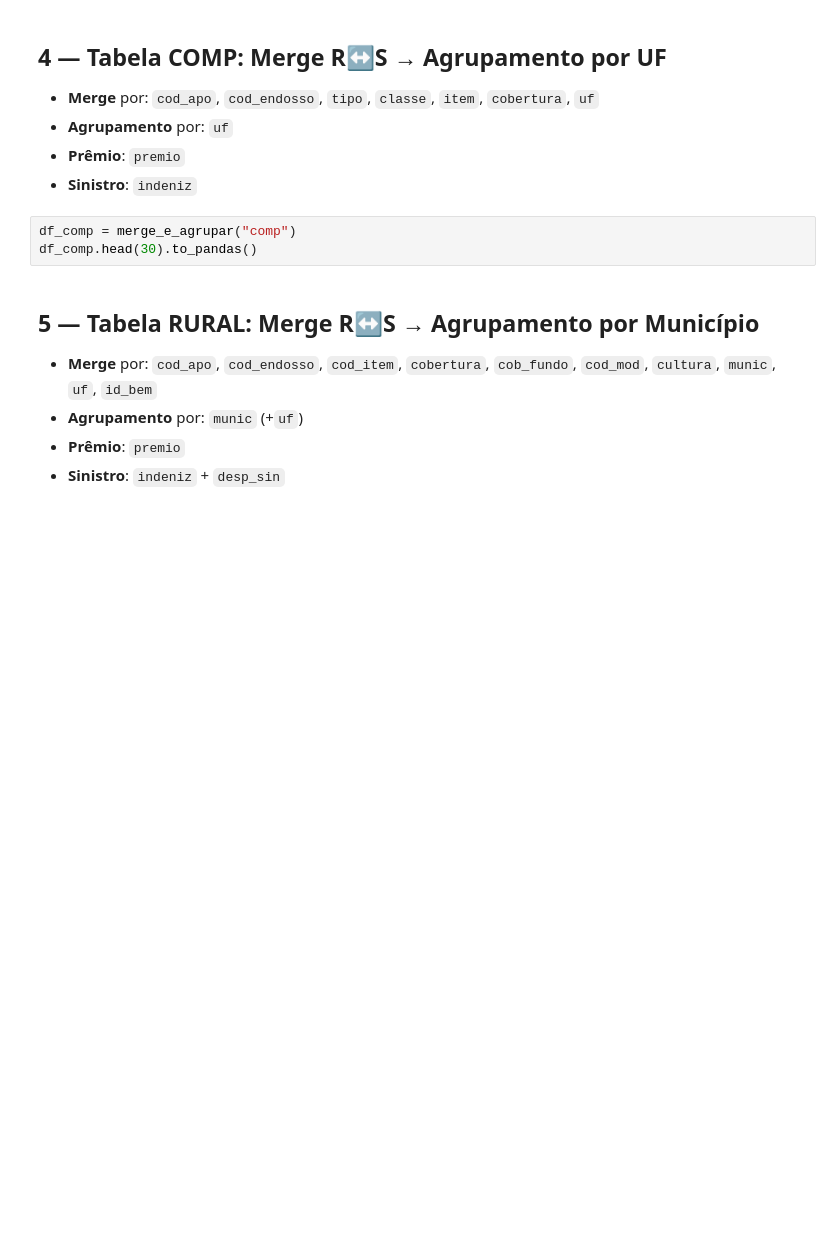
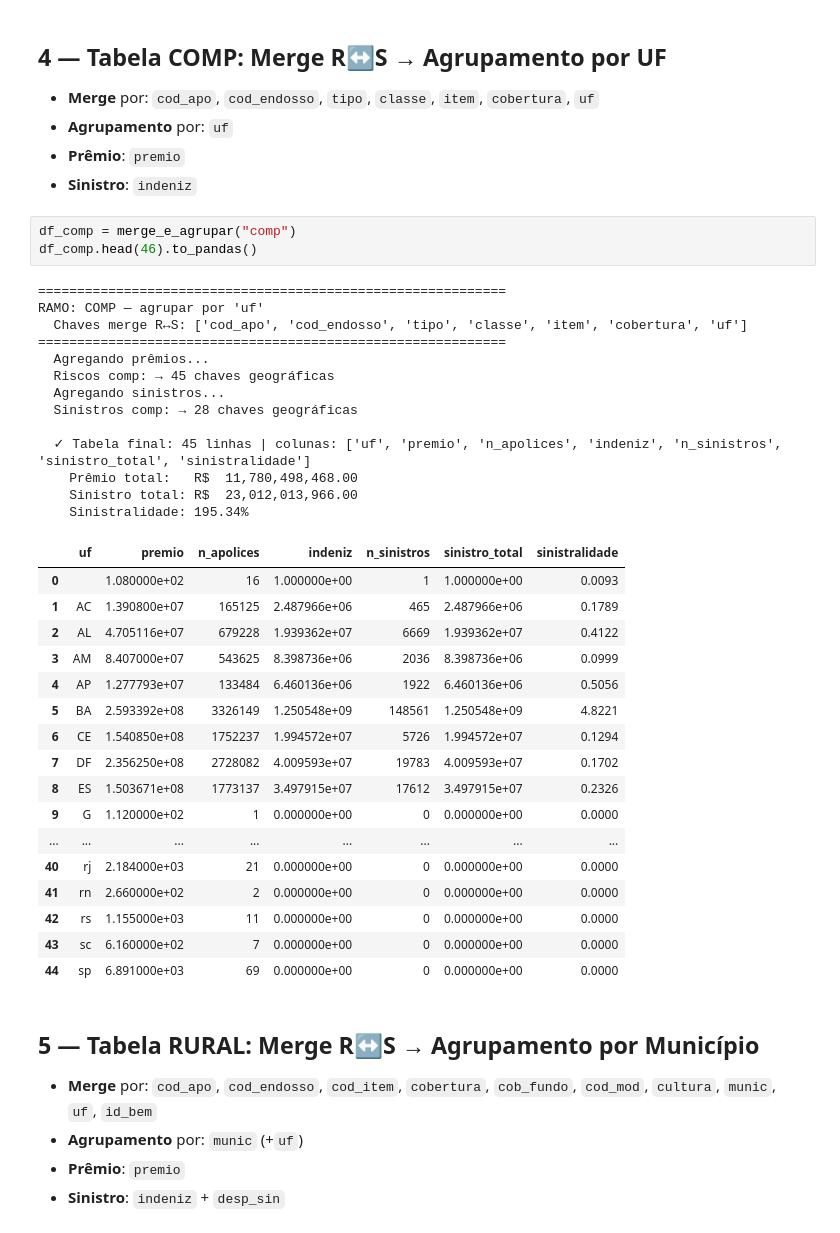
Before and after one commit to marsel-kognita/mag_dados_mercado, a Jupyter notebook: Sumarizacao_Municipios.ipynb, the cells around one changed output. Saved outputs shown, nothing was run; the diff lists cells and outputs as text; blank space fills up the shorter version.

```diff
--- a/Sumarizacao_Municipios.ipynb
+++ b/Sumarizacao_Municipios.ipynb
@@ -258,7 +330,38 @@ Resolved plan until failure:
 - **Sinistro**: `indeniz`
 # %%
 df_comp = merge_e_agrupar("comp")
-df_comp.head(30).to_pandas()
+df_comp.head(46).to_pandas()
+# %% [output]
+============================================================
+RAMO: COMP — agrupar por 'uf'
+  Chaves merge R↔S: ['cod_apo', 'cod_endosso', 'tipo', 'classe', 'item', 'cobertura', 'uf']
+============================================================
+  Agregando prêmios...
+  Riscos comp: → 45 chaves geográficas
+  Agregando sinistros...
+  Sinistros comp: → 28 chaves geográficas
+
+  ✓ Tabela final: 45 linhas | colunas: ['uf', 'premio', 'n_apolices', 'indeniz', 'n_sinistros', 'sinistro_total', 'sinistralidade']
+    Prêmio total:   R$  11,780,498,468.00
+    Sinistro total: R$  23,012,013,966.00
+    Sinistralidade: 195.34%
+|  | uf | premio | n_apolices | indeniz | n_sinistros | sinistro_total | sinistralidade |
+| 0 |  | 1.080000e+02 | 16 | 1.000000e+00 | 1 | 1.000000e+00 | 0.0093 |
+| 1 | AC | 1.390800e+07 | 165125 | 2.487966e+06 | 465 | 2.487966e+06 | 0.1789 |
+| 2 | AL | 4.705116e+07 | 679228 | 1.939362e+07 | 6669 | 1.939362e+07 | 0.4122 |
+| 3 | AM | 8.407000e+07 | 543625 | 8.398736e+06 | 2036 | 8.398736e+06 | 0.0999 |
+| 4 | AP | 1.277793e+07 | 133484 | 6.460136e+06 | 1922 | 6.460136e+06 | 0.5056 |
+| 5 | BA | 2.593392e+08 | 3326149 | 1.250548e+09 | 148561 | 1.250548e+09 | 4.8221 |
+| 6 | CE | 1.540850e+08 | 1752237 | 1.994572e+07 | 5726 | 1.994572e+07 | 0.1294 |
+| 7 | DF | 2.356250e+08 | 2728082 | 4.009593e+07 | 19783 | 4.009593e+07 | 0.1702 |
+| 8 | ES | 1.503671e+08 | 1773137 | 3.497915e+07 | 17612 | 3.497915e+07 | 0.2326 |
+| 9 | G | 1.120000e+02 | 1 | 0.000000e+00 | 0 | 0.000000e+00 | 0.0000 |
+| ... | ... | ... | ... | ... | ... | ... | ... |
+| 40 | rj | 2.184000e+03 | 21 | 0.000000e+00 | 0 | 0.000000e+00 | 0.0000 |
+| 41 | rn | 2.660000e+02 | 2 | 0.000000e+00 | 0 | 0.000000e+00 | 0.0000 |
+| 42 | rs | 1.155000e+03 | 11 | 0.000000e+00 | 0 | 0.000000e+00 | 0.0000 |
+| 43 | sc | 6.160000e+02 | 7 | 0.000000e+00 | 0 | 0.000000e+00 | 0.0000 |
+| 44 | sp | 6.891000e+03 | 69 | 0.000000e+00 | 0 | 0.000000e+00 | 0.0000 |
 # %% [markdown]
 ## 5 — Tabela RURAL: Merge R↔S → Agrupamento por Município
 
```
Also changed, not shown: parts of 8 cells of this notebook.
